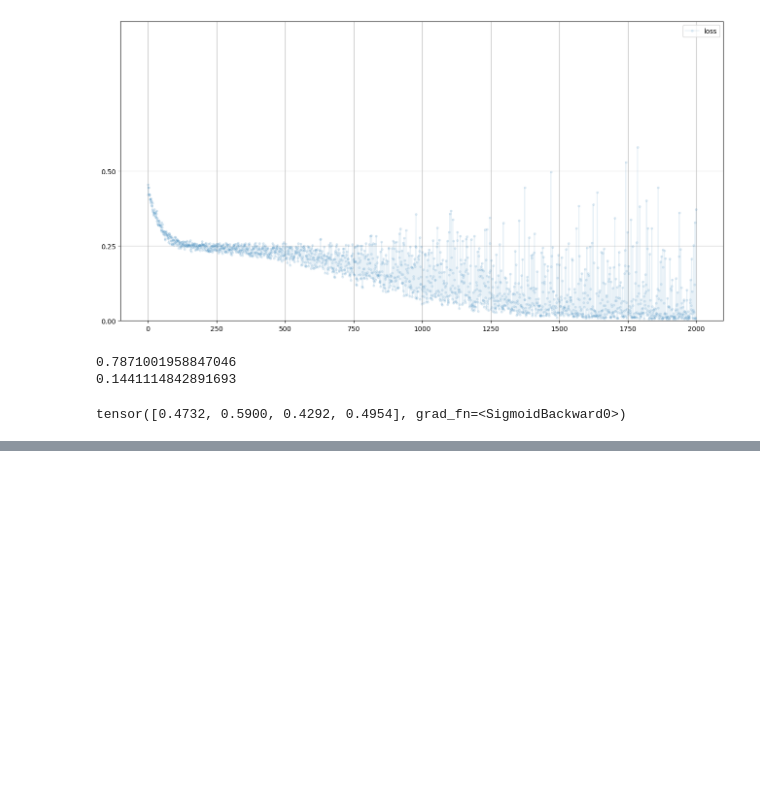
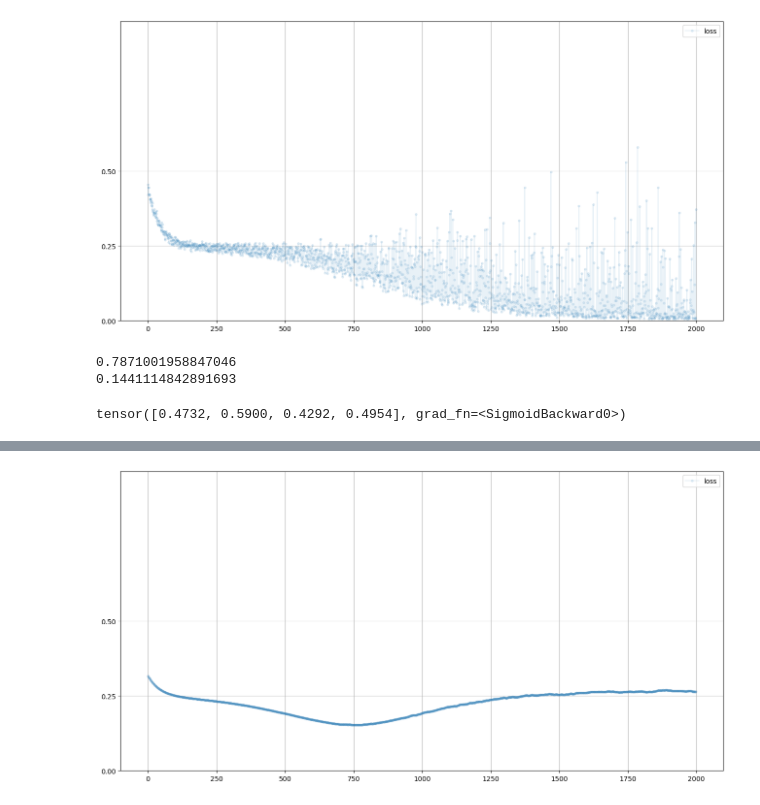
Before and after one commit to JumperWacky/cycleGAN, a Jupyter notebook: simple_gan.ipynb, the cells around one changed output, grey strips where cells are left out. Saved outputs shown, nothing was run; the diff lists cells and outputs as text; code cells hidden in the pictures; blank space fills up the shorter version.

```diff
--- a/simple_gan.ipynb
+++ b/simple_gan.ipynb
@@ -165,0 +204,4 @@ for i in rane(10000):s
+# %%
+D.plot_progress()
+# %% [output]
+[figure, added]
```
Also changed, not shown: parts of 8 cells of this notebook.
